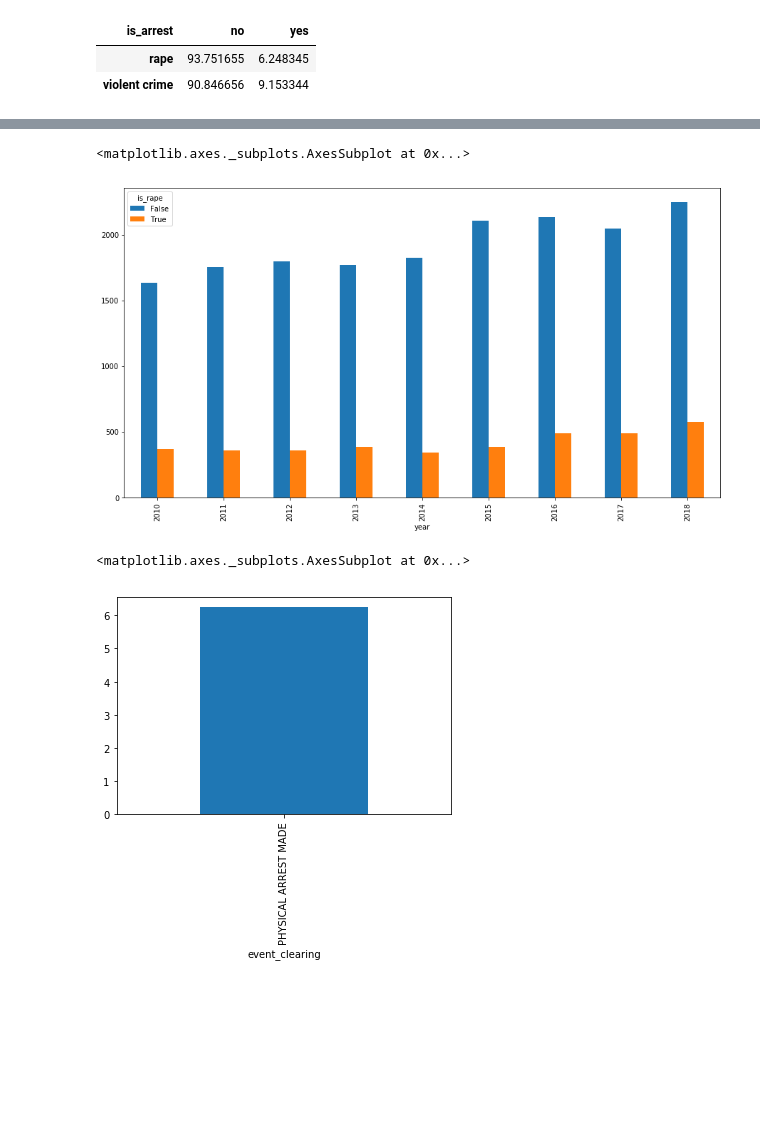
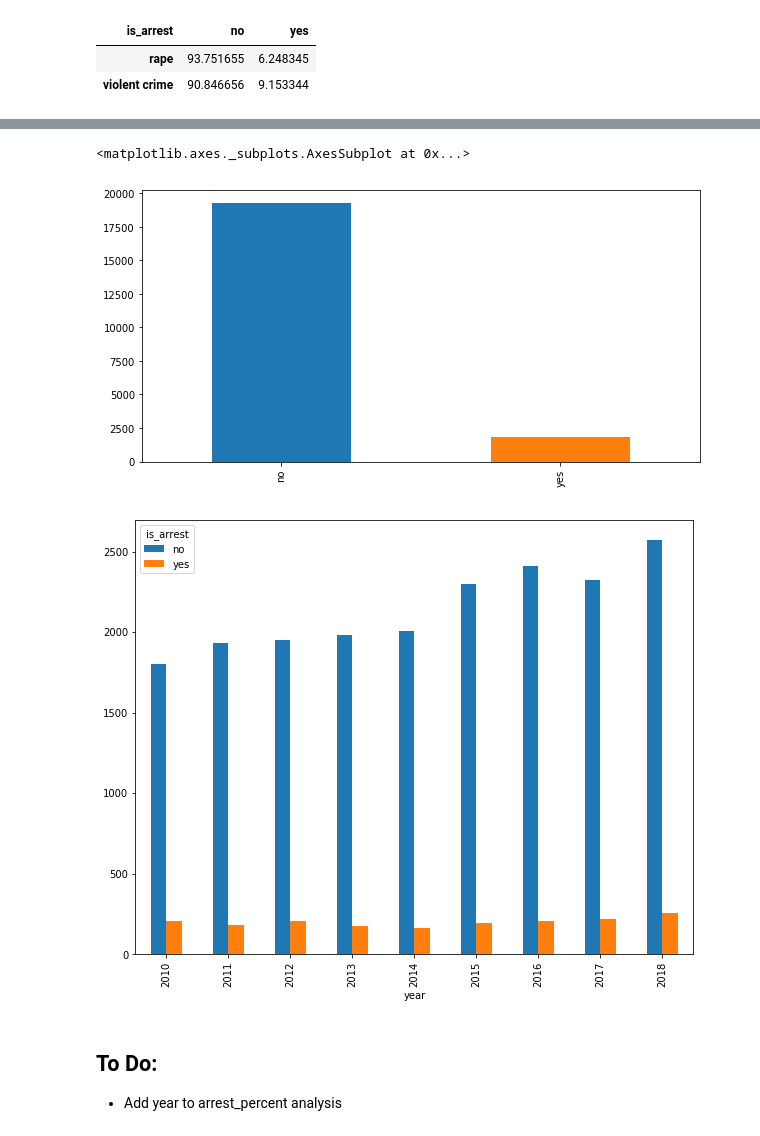
Before and after one commit to teacupwoozy/spd_notebook_archive, a Jupyter notebook: spd_notebook/2010-2018_sexcrimes_violentcrimes_percentages.ipynb, the cells around one changed output, grey strips where cells are left out. Drawn from its saved outputs; the diff is of its cells as text; code cells hidden in the pictures; blank space fills up the shorter version.

Commit message:
Clean up visualizations and crosstabs

```diff
--- a/spd_notebook/2010-2018_sexcrimes_violentcrimes_percentages.ipynb
+++ b/spd_notebook/2010-2018_sexcrimes_violentcrimes_percentages.ipynb
@@ -253,10 +228,11 @@ pd.value_counts(data.is_rape).plot.bar(figsize=(15,8))
 # %%
-data.groupby('is_rape').year.value_counts().unstack(0).plot.bar(stacked=False, figsize=(15,8))
+# example viz only
+pd.value_counts(data.is_arrest).plot.bar(figsize=(10,5))
+data.groupby('is_arrest').year.value_counts().unstack(0).plot.bar(stacked=False, figsize=(10,8))
 # %% [output]
 <matplotlib.axes._subplots.AxesSubplot at 0x...>
-[figure, old version]
+[figure, new version]
+[figure, added]
-# %%
-rape_arrest_percentage.plot.bar()
-# %% [output]
-<matplotlib.axes._subplots.AxesSubplot at 0x...>
-[figure, removed]
+# %% [markdown]
+## To Do:
+* Add year to arrest_percent analysis
```
Also changed, not shown: parts of 11 cells of this notebook.
